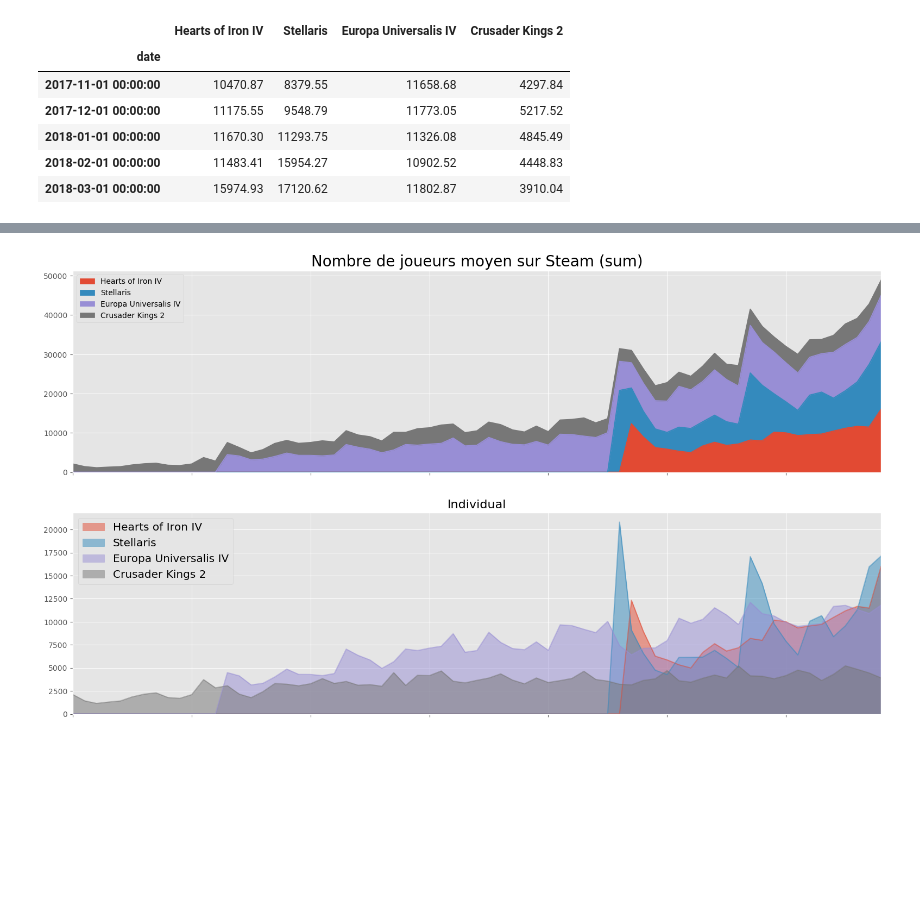
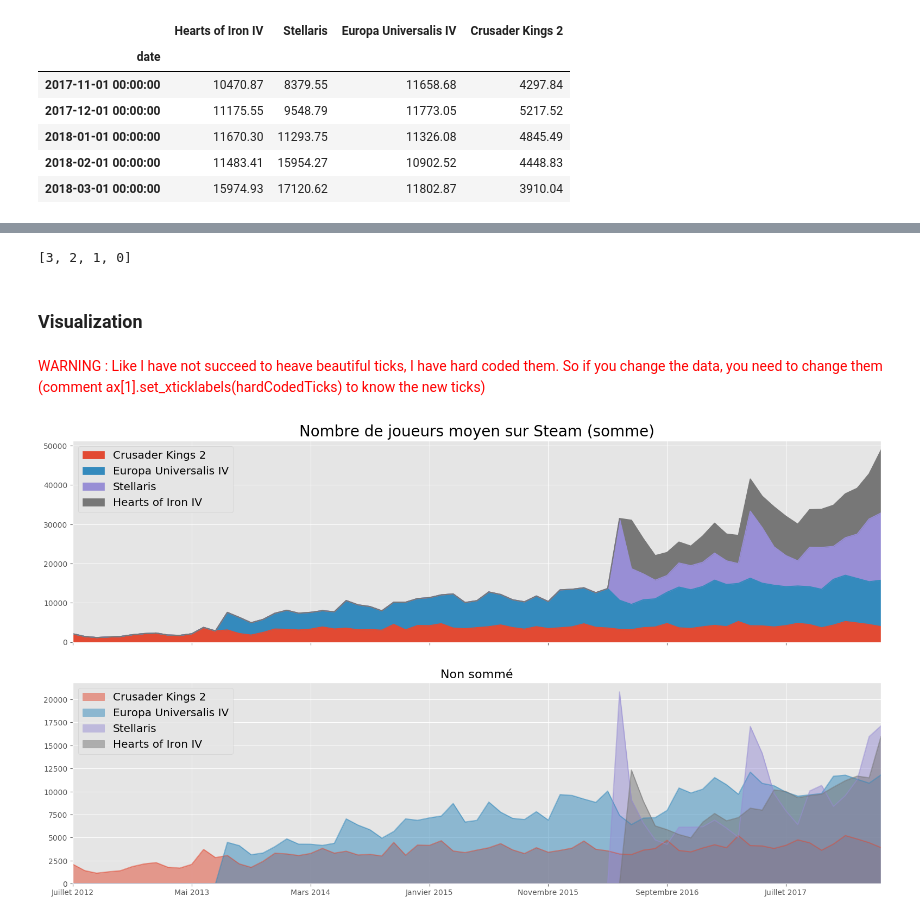
Before and after one commit to NicolasGrosjean/GameDataAnalysis, a Jupyter notebook: ParadoxDataExploration.ipynb, the cells around one changed output, grey strips where cells are left out. Drawn from its saved outputs; the diff is of its cells as text; code cells hidden in the pictures; blank space fills up the shorter version.

Commit message:
Improve visualization on avgPlayers all games
Improve the visualization on the average player number for all the games.
- Sort the games according release date
- Hard code ticks

```diff
--- a/ParadoxDataExploration.ipynb
+++ b/ParadoxDataExploration.ipynb
@@ -179,0 +166,4 @@ mergedData[mergedData['month'] == 'March 2018']
+# %%
+releaseDate = list()
+for col in avgPlayers.columns:
+    releaseDate.append(avgPlayers.index[np.nonzero(avgPlayers[col] > 1000)[0][0]])
@@ -180,13 +177,31 @@ mergedData[mergedData['month'] == 'March 2018']
+# %%
+indexReleaseDateOrder = sorted(range(len(releaseDate)), key=lambda k: releaseDate[k])
+indexReleaseDateOrder
+# %% [output]
+[3, 2, 1, 0]
+# %%
+avgPlayers = avgPlayers[avgPlayers.columns[indexReleaseDateOrder]]
+# %% [markdown]
+### Visualization
+# %% [markdown]
+<span style="color:red">WARNING : Like I have not succeed to heave beautiful ticks, I have hard coded them. So if you change the data, you need to change them (comment ax[1].set_xticklabels(hardCodedTicks) to know the new ticks)</span>
+# %%
+hardCodedTicks = ["Juillet 2012", "Mai 2013", "Mars 2014", "Janvier 2015", "Novembre 2015", "Septembre 2016", "Juillet 2017"]
 # %%
-import matplotlib.dates as dates
 fig, ax = plt.subplots(nrows=2, ncols=1, figsize=(width, height), dpi=dpi, sharex=True)
-ax[0].set_title("Nombre de joueurs moyen sur Steam (sum)", fontsize=20)
+
+ax[0].set_title("Nombre de joueurs moyen sur Steam (somme)", fontsize=20)
 avgPlayers.plot.area(stacked=True, ax=ax[0])
-ax[1].set_title("Individual", fontsize=16)
+
+ax[1].set_title(u"Non sommé", fontsize=16)
 avgPlayers.plot.area(stacked=False, ax=ax[1])
+
 ax[1].set_xlabel("")
-ax[1].set_xticklabels("")
-plt.legend(loc=2, fontsize = 'x-large')
+ax[1].set_xticklabels(hardCodedTicks)
+
+ax[0].legend(loc=2, fontsize = 'x-large')
+ax[1].legend(loc=2, fontsize = 'x-large')
+
 plt.savefig("Paradox average players.png", dpi=dpi)
 # %% [output]
-[figure, old version]
+[figure, new version]
```
Also changed, not shown: parts of 8 cells of this notebook, 1 other file.
